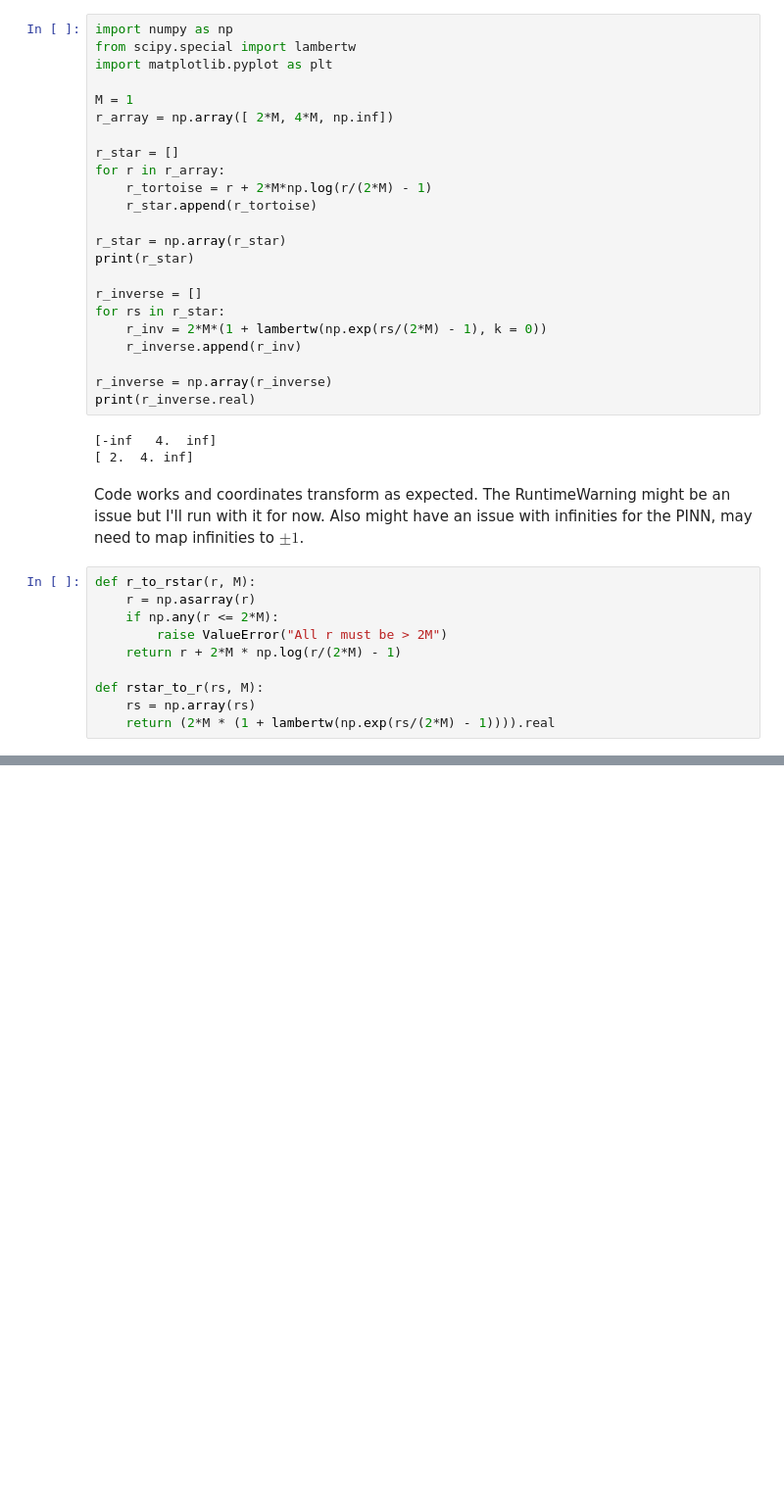
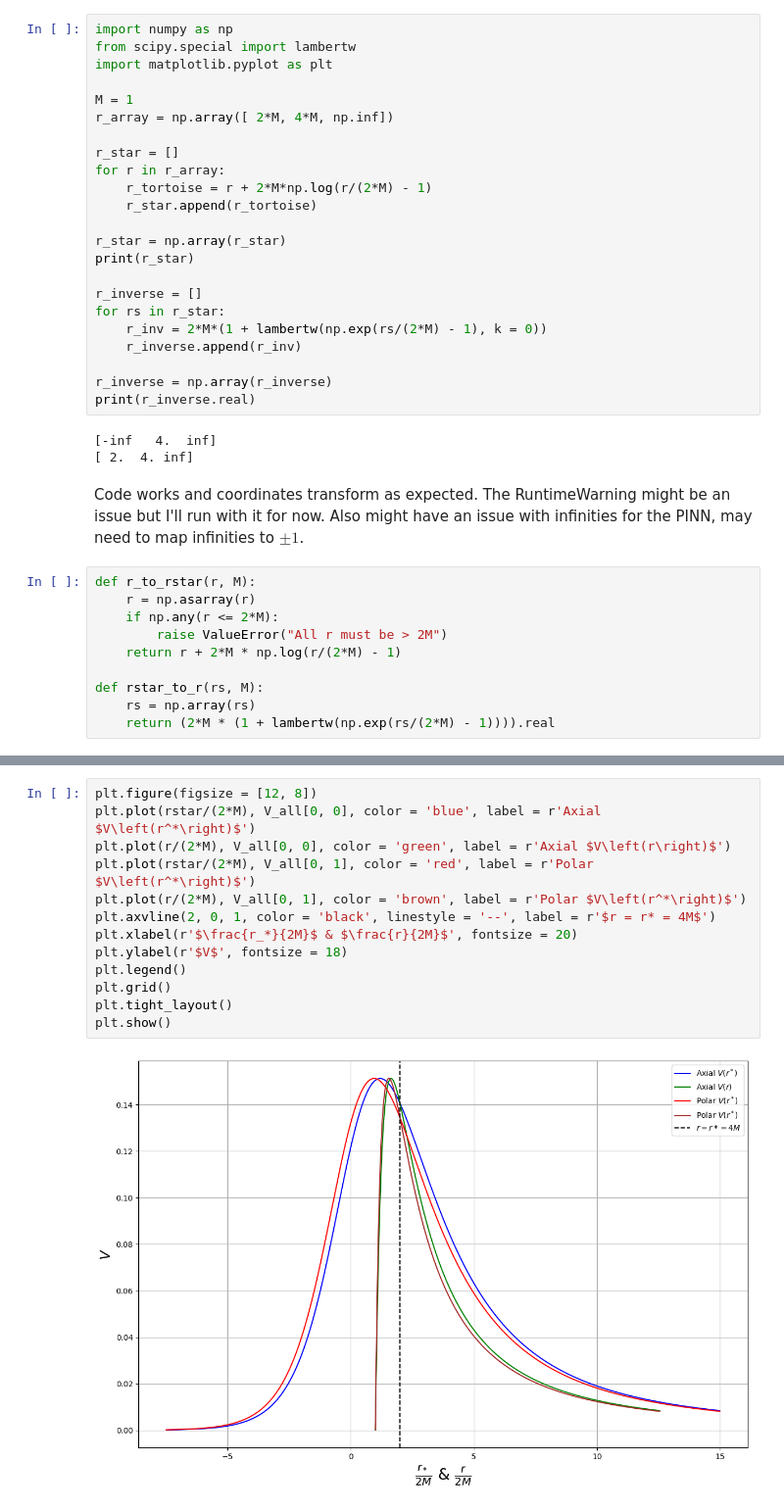
Before and after one commit to dakeerie/MSci-Project, a Jupyter notebook: Coordinate Transform.ipynb, the cells around one changed output, grey strips where cells are left out. Shown: that part at 98% size. Drawn from its saved outputs; the diff is of its cells as text; blank space fills up the shorter version.

```diff
--- a/Coordinate Transform.ipynb
+++ b/Coordinate Transform.ipynb
@@ -107 +111,16 @@ plt.show()
 [figure]
+# %%
+plt.figure(figsize = [12, 8])
+plt.plot(rstar/(2*M), V_all[0, 0], color = 'blue', label = r'Axial $V\left(r^*\right)$')
+plt.plot(r/(2*M), V_all[0, 0], color = 'green', label = r'Axial $V\left(r\right)$')
+plt.plot(rstar/(2*M), V_all[0, 1], color = 'red', label = r'Polar $V\left(r^*\right)$')
+plt.plot(r/(2*M), V_all[0, 1], color = 'brown', label = r'Polar $V\left(r^*\right)$')
+plt.axvline(2, 0, 1, color = 'black', linestyle = '--', label = r'$r = r* = 4M$')
+plt.xlabel(r'$\frac{r_*}{2M}$ & $\frac{r}{2M}$', fontsize = 20)
+plt.ylabel(r'$V$', fontsize = 18)
+plt.legend()
+plt.grid()
+plt.tight_layout()
+plt.show()
+# %% [output]
+[figure, added]
```
Also changed, not shown: parts of 1 cell of this notebook.
